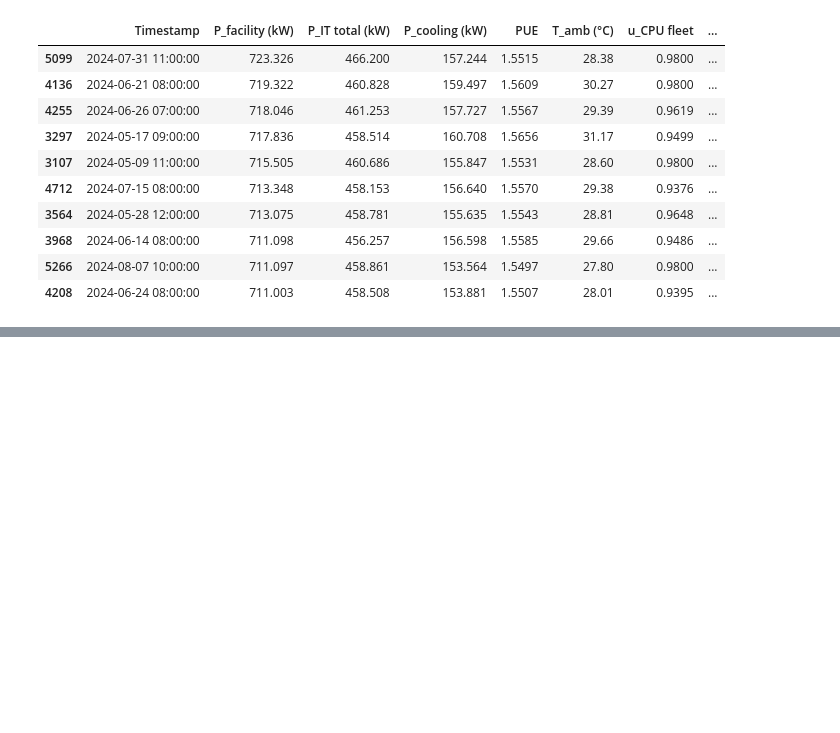
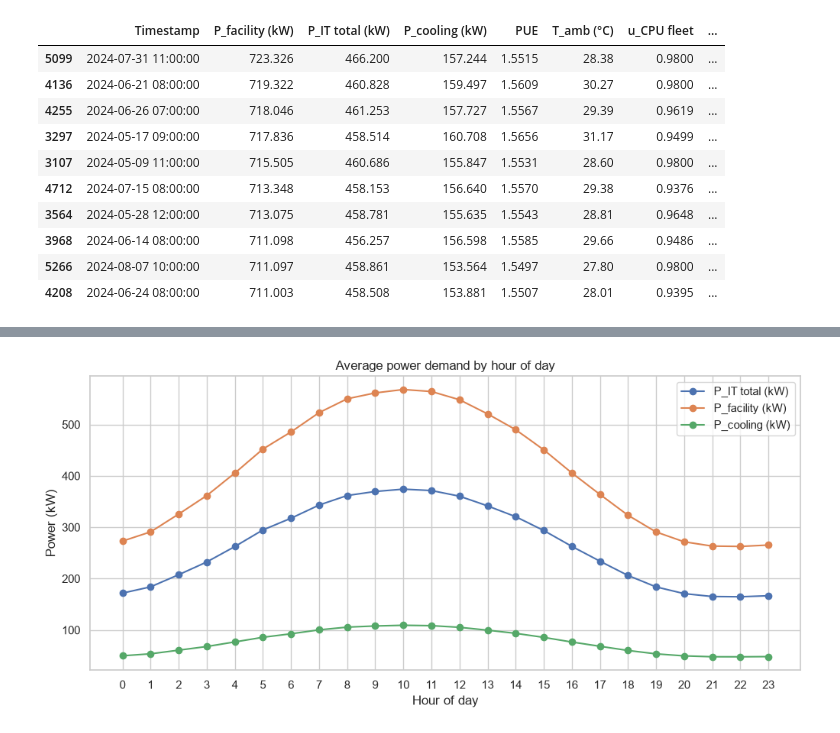
Before and after one commit to ThibautChabanet/Datacenter-Analysis, a Jupyter notebook: EDA.ipynb, the cells around one changed output, grey strips where cells are left out. Cells and saved outputs as stored; diff of their text form; code cells hidden in the pictures; blank space fills up the shorter version.

```diff
--- a/EDA.ipynb
+++ b/EDA.ipynb
@@ -135,0 +199,13 @@ df.nlargest(10, "P_facility (kW)")[
+# %%
+hourly = df.groupby("Hour")[
+    ["P_IT total (kW)", "P_facility (kW)", "P_cooling (kW)"]
+].mean()
+
+hourly.plot(marker="o", figsize=(12, 5))
+plt.title("Average power demand by hour of day")
+plt.xlabel("Hour of day")
+plt.ylabel("Power (kW)")
+plt.xticks(range(0, 24))
+plt.show()
+# %% [output]
+[figure, added]
```
Also changed, not shown: parts of 12 cells of this notebook.
